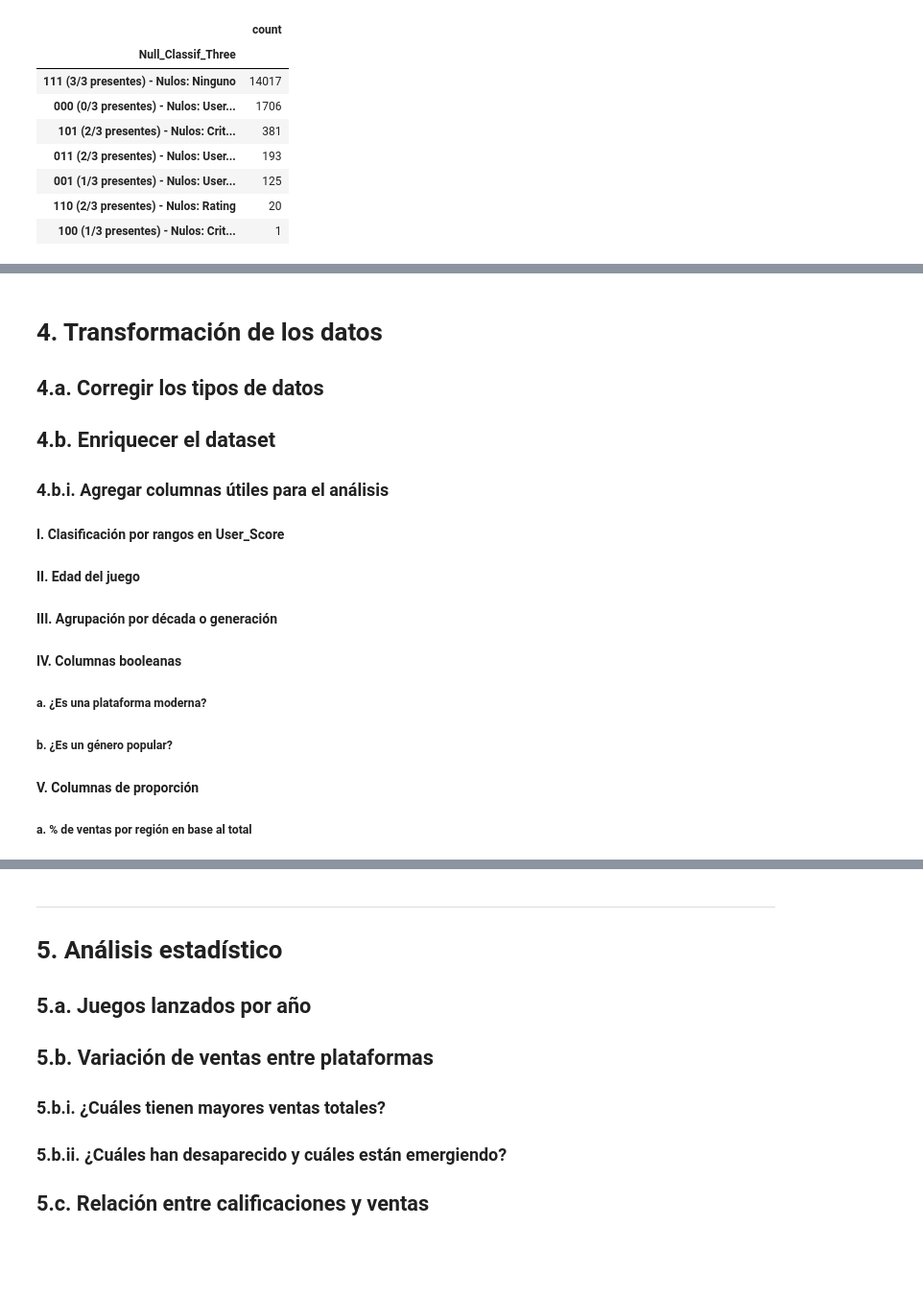
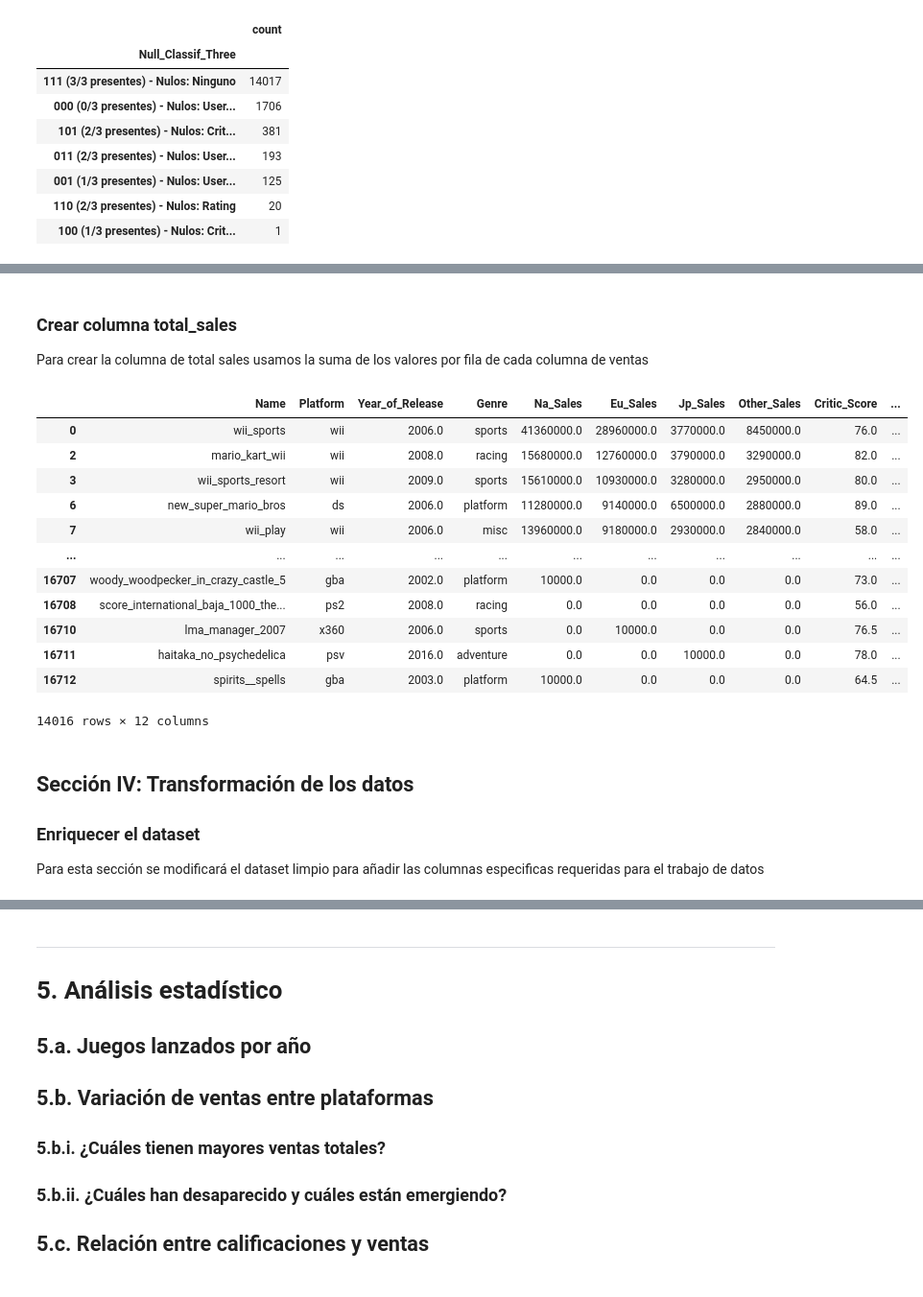
Before and after one commit to Volv1t3/MidtermDataAnalysisProject, a Jupyter notebook: src/python/notebooks/Proyecto_Fin_Semestre_Arellano.ipynb, the cells around one changed output, grey strips where cells are left out. Shown at 96% size. Drawn from its saved outputs; the diff is of its cells as text; code cells hidden in the pictures; blank space fills up the shorter version.

```diff
--- a/src/python/notebooks/Proyecto_Fin_Semestre_Arellano.ipynb
+++ b/src/python/notebooks/Proyecto_Fin_Semestre_Arellano.ipynb
@@ -2107,18 +2134,32 @@ Null_Classif_Three
+# %% [markdown]
+### Crear columna total_sales
+
+Para crear la columna de total sales usamos la suma de los valores por fila de cada columna de ventas
+# %%
+#? 1. Definimos la funcion requerida
+
+data_cleaned['Total_Sales'] = data_cleaned[['Na_Sales','Eu_Sales','Jp_Sales','Other_Sales']].sum(axis=1)
+
+data_cleaned
+# %% [output]
+|  | Name | Platform | Year_of_Release | Genre | Na_Sales | Eu_Sales | Jp_Sales | Other_Sales | Critic_Score | ... |
+| 0 | wii_sports | wii | 2006.0 | sports | 41360000.0 | 28960000.0 | 3770000.0 | 8450000.0 | 76.0 | ... |
+| 2 | mario_kart_wii | wii | 2008.0 | racing | 15680000.0 | 12760000.0 | 3790000.0 | 3290000.0 | 82.0 | ... |
+| 3 | wii_sports_resort | wii | 2009.0 | sports | 15610000.0 | 10930000.0 | 3280000.0 | 2950000.0 | 80.0 | ... |
+| 6 | new_super_mario_bros | ds | 2006.0 | platform | 11280000.0 | 9140000.0 | 6500000.0 | 2880000.0 | 89.0 | ... |
+| 7 | wii_play | wii | 2006.0 | misc | 13960000.0 | 9180000.0 | 2930000.0 | 2840000.0 | 58.0 | ... |
+| ... | ... | ... | ... | ... | ... | ... | ... | ... | ... | ... |
+| 16707 | woody_woodpecker_in_crazy_castle_5 | gba | 2002.0 | platform | 10000.0 | 0.0 | 0.0 | 0.0 | 73.0 | ... |
+| 16708 | score_international_baja_1000_the... | ps2 | 2008.0 | racing | 0.0 | 0.0 | 0.0 | 0.0 | 56.0 | ... |
+| 16710 | lma_manager_2007 | x360 | 2006.0 | sports | 0.0 | 10000.0 | 0.0 | 0.0 | 76.5 | ... |
+| 16711 | haitaka_no_psychedelica | psv | 2016.0 | adventure | 0.0 | 0.0 | 10000.0 | 0.0 | 78.0 | ... |
+| 16712 | spirits__spells | gba | 2003.0 | platform | 10000.0 | 0.0 | 0.0 | 0.0 | 64.5 | ... |
+14016 rows × 12 columns
 # %% [markdown]
 
-# 4. Transformación de los datos
+## Sección IV: Transformación de los datos
 
-## 4.a. Corregir los tipos de datos
 
-## 4.b. Enriquecer el dataset
+### Enriquecer el dataset
 
-### 4.b.i. Agregar columnas útiles para el análisis
-
-#### I. Clasificación por rangos en User_Score
-#### II. Edad del juego
-#### III. Agrupación por década o generación
-#### IV. Columnas booleanas
-##### a. ¿Es una plataforma moderna?
-##### b. ¿Es un género popular?
-#### V. Columnas de proporción
-##### a. % de ventas por región en base al total
+Para esta sección se modificará el dataset limpio para añadir las columnas especificas requeridas para el trabajo de datos
```
Also changed, not shown: parts of 16 cells of this notebook.
